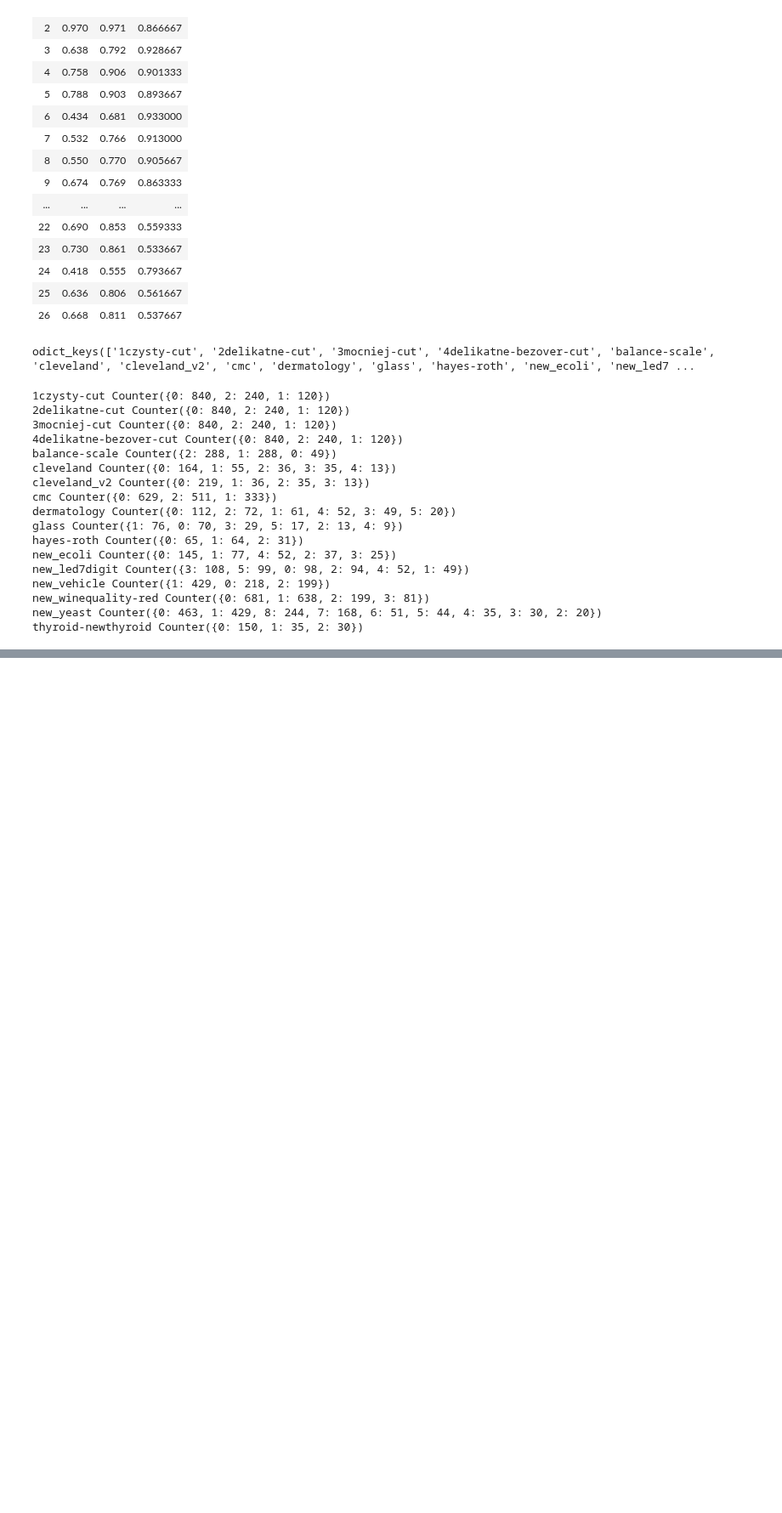
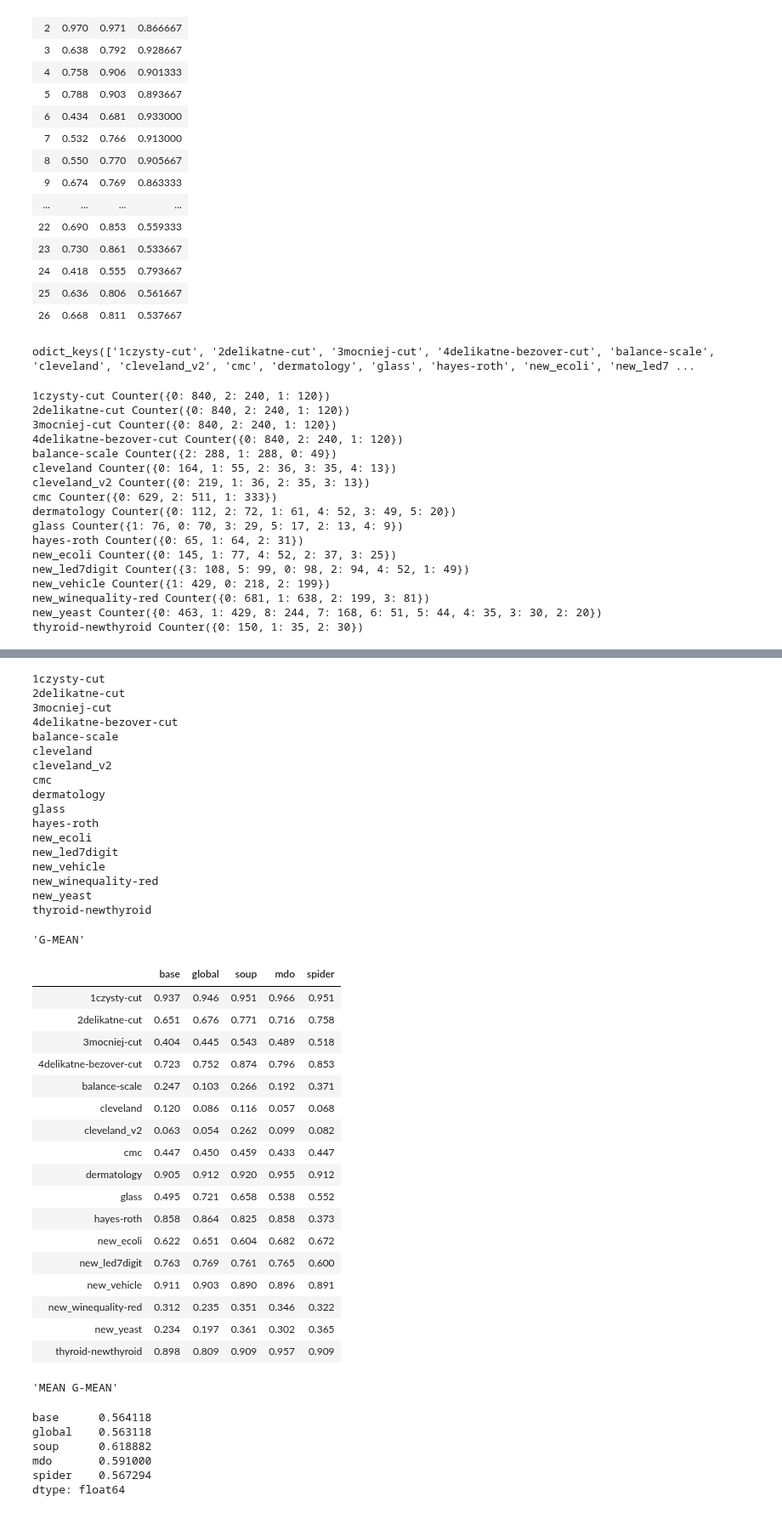
Before and after one commit to damianhorna/multi-imbalance, a Jupyter notebook: benchmarks/spider/spider.ipynb, the cells around one changed output, grey strips where cells are left out. Shown at 85% size. Saved outputs shown, nothing was run; the diff lists cells and outputs as text; code cells hidden in the pictures; blank space fills up the shorter version.

```diff
--- a/benchmarks/spider/spider.ipynb
+++ b/benchmarks/spider/spider.ipynb
@@ -343,0 +408,46 @@ test()
+# %%
+test(cost_strategy='custom_1')
+# %% [output]
+1czysty-cut
+2delikatne-cut
+3mocniej-cut
+4delikatne-bezover-cut
+balance-scale
+cleveland
+cleveland_v2
+cmc
+dermatology
+glass
+hayes-roth
+new_ecoli
+new_led7digit
+new_vehicle
+new_winequality-red
+new_yeast
+thyroid-newthyroid
+'G-MEAN'
+|  | base | global | soup | mdo | spider |
+| 1czysty-cut | 0.937 | 0.946 | 0.951 | 0.966 | 0.951 |
+| 2delikatne-cut | 0.651 | 0.676 | 0.771 | 0.716 | 0.758 |
+| 3mocniej-cut | 0.404 | 0.445 | 0.543 | 0.489 | 0.518 |
+| 4delikatne-bezover-cut | 0.723 | 0.752 | 0.874 | 0.796 | 0.853 |
+| balance-scale | 0.247 | 0.103 | 0.266 | 0.192 | 0.371 |
+| cleveland | 0.120 | 0.086 | 0.116 | 0.057 | 0.068 |
+| cleveland_v2 | 0.063 | 0.054 | 0.262 | 0.099 | 0.082 |
+| cmc | 0.447 | 0.450 | 0.459 | 0.433 | 0.447 |
+| dermatology | 0.905 | 0.912 | 0.920 | 0.955 | 0.912 |
+| glass | 0.495 | 0.721 | 0.658 | 0.538 | 0.552 |
+| hayes-roth | 0.858 | 0.864 | 0.825 | 0.858 | 0.373 |
+| new_ecoli | 0.622 | 0.651 | 0.604 | 0.682 | 0.672 |
+| new_led7digit | 0.763 | 0.769 | 0.761 | 0.765 | 0.600 |
+| new_vehicle | 0.911 | 0.903 | 0.890 | 0.896 | 0.891 |
+| new_winequality-red | 0.312 | 0.235 | 0.351 | 0.346 | 0.322 |
+| new_yeast | 0.234 | 0.197 | 0.361 | 0.302 | 0.365 |
+| thyroid-newthyroid | 0.898 | 0.809 | 0.909 | 0.957 | 0.909 |
+'MEAN G-MEAN'
+base      0.564118
+global    0.563118
+soup      0.618882
+mdo       0.591000
+spider    0.567294
+dtype: float64
```
Also changed, not shown: parts of 3 cells of this notebook.
